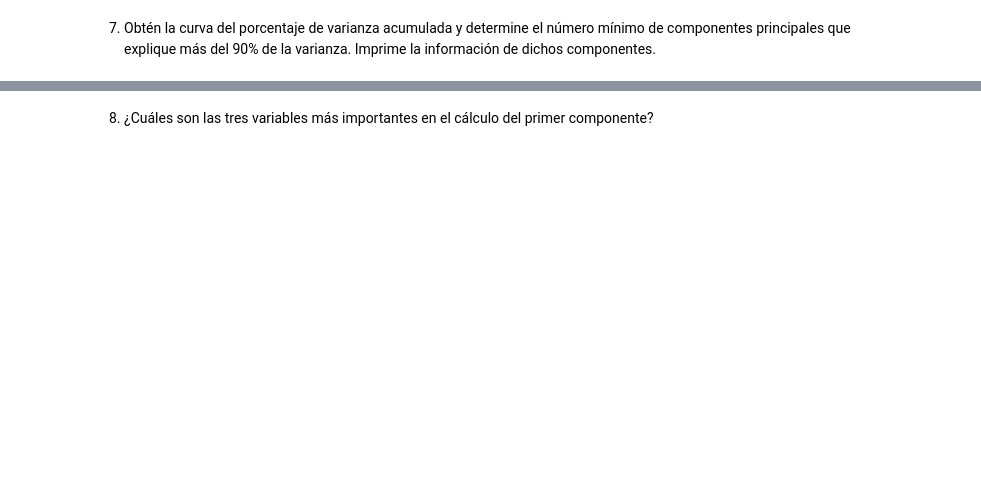
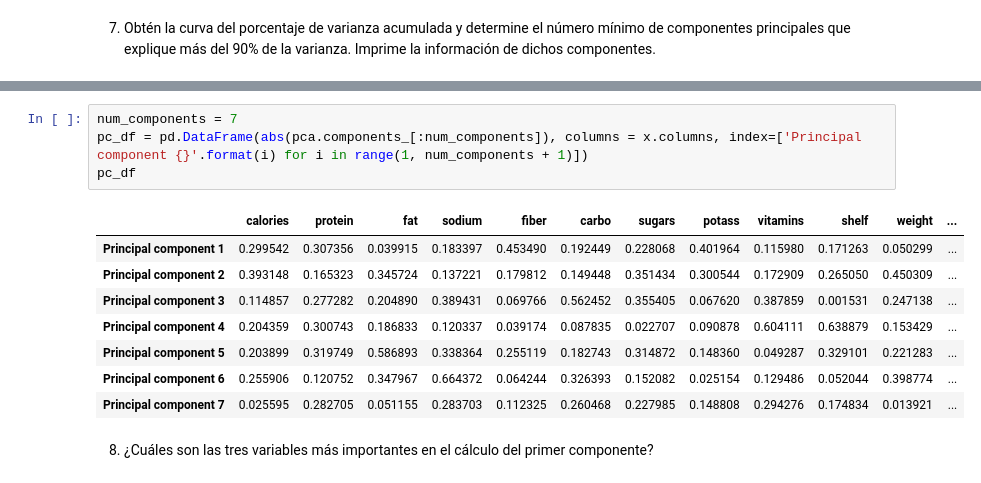
Before and after one commit to CarlosRochaCx/MNA, a Jupyter notebook: Actividad7PCA.ipynb, the cells around one changed output, grey strips where cells are left out. Saved outputs shown, nothing was run; the diff lists cells and outputs as text; blank space fills up the shorter version.

```diff
--- a/Actividad7PCA.ipynb
+++ b/Actividad7PCA.ipynb
@@ -261,2 +320,15 @@ NameError: name 'data' is not defined
+# %%
+num_components = 7
+pc_df = pd.DataFrame(abs(pca.components_[:num_components]), columns = x.columns, index=['Principal component {}'.format(i) for i in range(1, num_components + 1)])
+pc_df
+# %% [output]
+|  | calories | protein | fat | sodium | fiber | carbo | sugars | potass | vitamins | shelf | weight | ... |
+| Principal component 1 | 0.299542 | 0.307356 | 0.039915 | 0.183397 | 0.453490 | 0.192449 | 0.228068 | 0.401964 | 0.115980 | 0.171263 | 0.050299 | ... |
+| Principal component 2 | 0.393148 | 0.165323 | 0.345724 | 0.137221 | 0.179812 | 0.149448 | 0.351434 | 0.300544 | 0.172909 | 0.265050 | 0.450309 | ... |
+| Principal component 3 | 0.114857 | 0.277282 | 0.204890 | 0.389431 | 0.069766 | 0.562452 | 0.355405 | 0.067620 | 0.387859 | 0.001531 | 0.247138 | ... |
+| Principal component 4 | 0.204359 | 0.300743 | 0.186833 | 0.120337 | 0.039174 | 0.087835 | 0.022707 | 0.090878 | 0.604111 | 0.638879 | 0.153429 | ... |
+| Principal component 5 | 0.203899 | 0.319749 | 0.586893 | 0.338364 | 0.255119 | 0.182743 | 0.314872 | 0.148360 | 0.049287 | 0.329101 | 0.221283 | ... |
+| Principal component 6 | 0.255906 | 0.120752 | 0.347967 | 0.664372 | 0.064244 | 0.326393 | 0.152082 | 0.025154 | 0.129486 | 0.052044 | 0.398774 | ... |
+| Principal component 7 | 0.025595 | 0.282705 | 0.051155 | 0.283703 | 0.112325 | 0.260468 | 0.227985 | 0.148808 | 0.294276 | 0.174834 | 0.013921 | ... |
 # %% [markdown]
 8. ¿Cuáles son las tres variables más importantes en el cálculo del primer componente?
```
Also changed, not shown: parts of 9 cells of this notebook.
